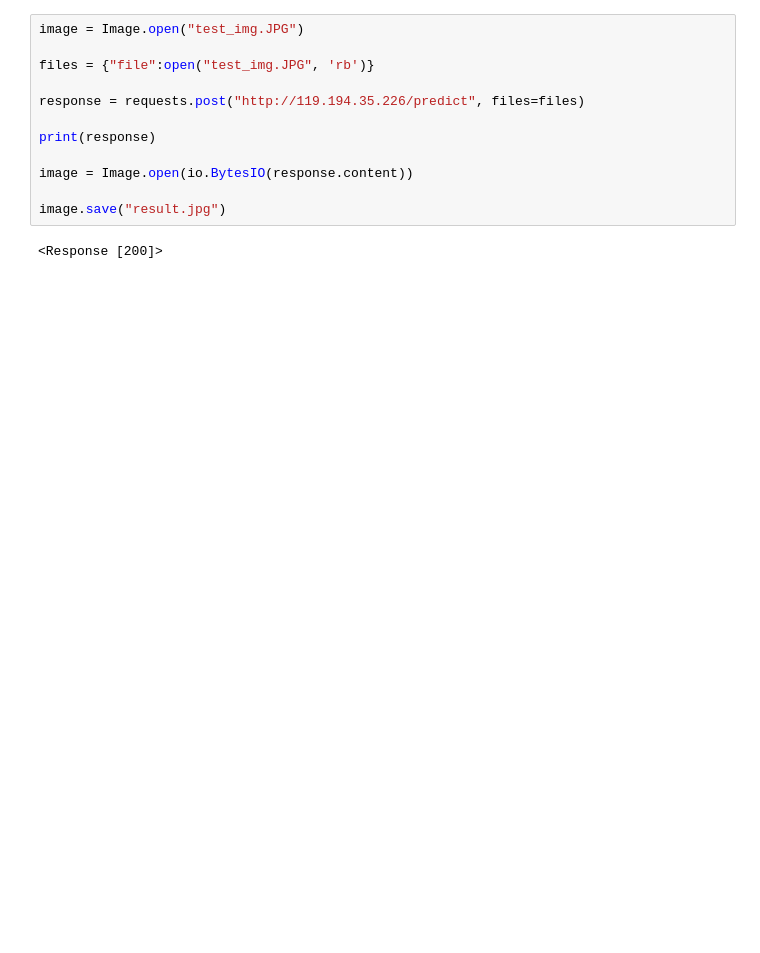
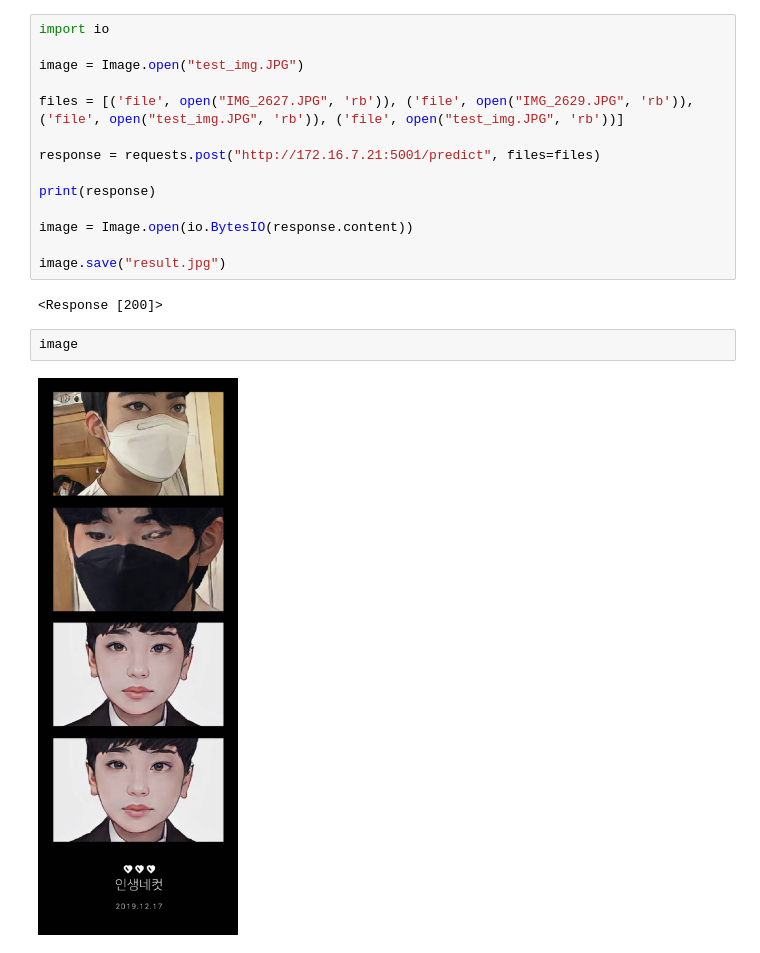
Before and after one commit to yoonhero/semsem, a Jupyter notebook: caricature/test.ipynb, the cells around one changed output. Cells and saved outputs as stored; diff of their text form; blank space fills up the shorter version.

```diff
--- a/caricature/test.ipynb
+++ b/caricature/test.ipynb
@@ -19,11 +19,13 @@ image = Image.open(io.BytesIO(response.content))
 
 image.save("result.jpg")
 # %%
+import io
+
 image = Image.open("test_img.JPG")
 
-files = {"file":open("test_img.JPG", 'rb')}
+files = [('file', open("IMG_2627.JPG", 'rb')), ('file', open("IMG_2629.JPG", 'rb')), ('file', open("test_img.JPG", 'rb')), ('file', open("test_img.JPG", 'rb'))]
 
-response = requests.post("http://119.194.35.226/predict", files=files)
+response = requests.post("http://172.16.7.21:5001/predict", files=files)
 
 print(response)
 
@@ -32,3 +34,7 @@ image = Image.open(io.BytesIO(response.content))
 image.save("result.jpg")
 # %% [output]
 <Response [200]>
+# %%
+image
+# %% [output]
+[figure, added]
```
Also changed, not shown: parts of 5 cells of this notebook, 11 other files.
